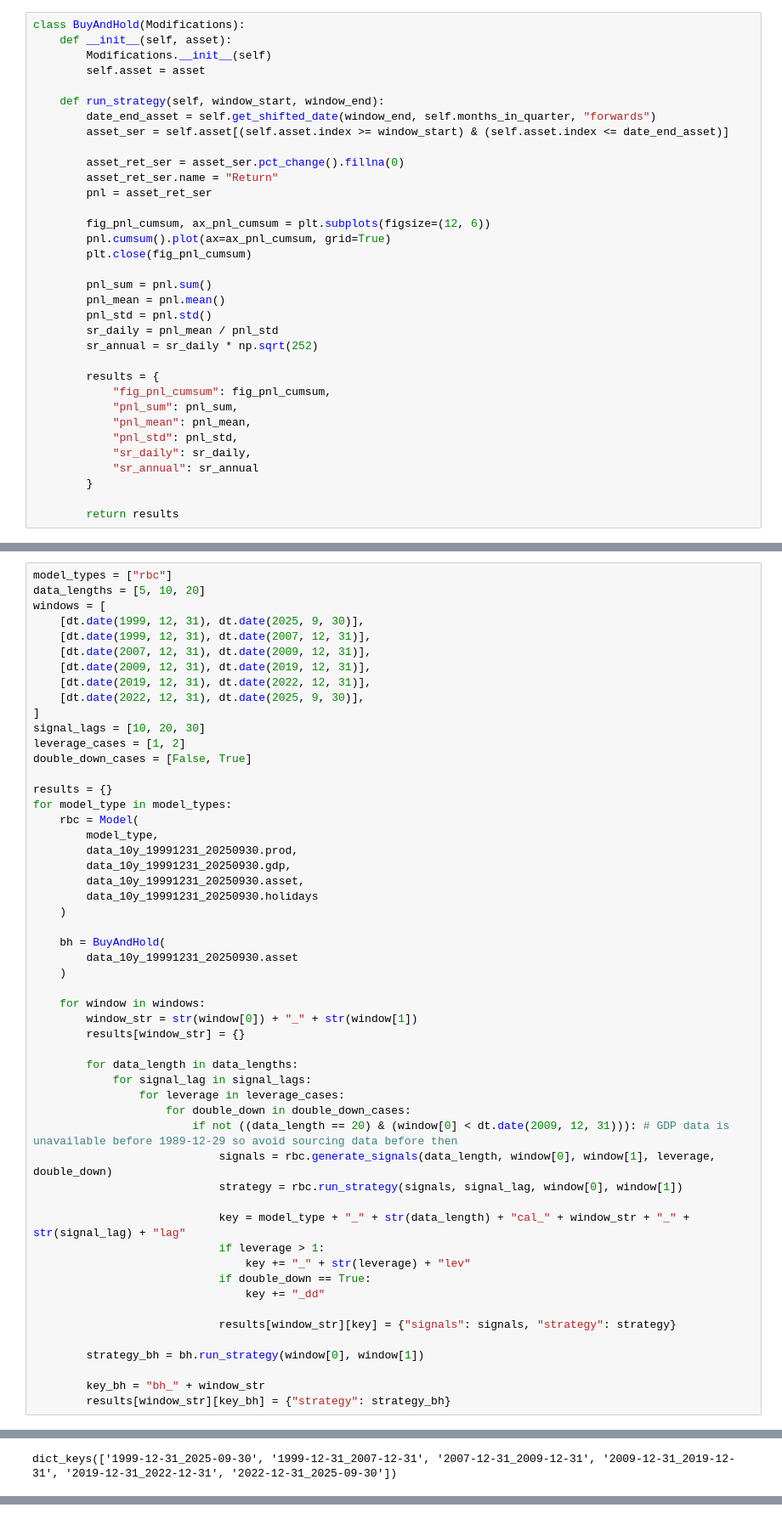
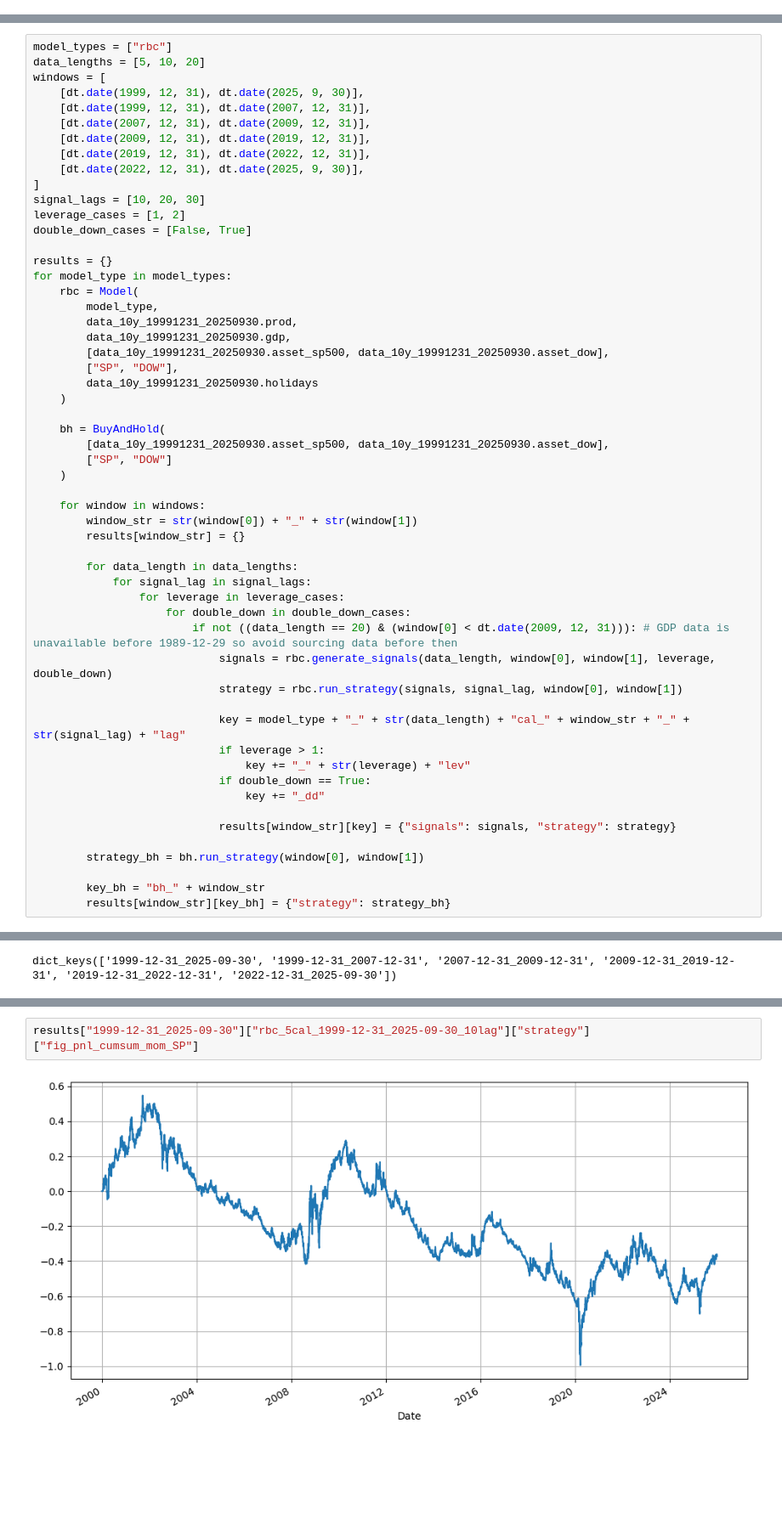
Before and after one commit to afoster28/dsge_trading, a Jupyter notebook: Model/DSGE_Strategy_v4.ipynb, the cells around one changed output, grey strips where cells are left out. Shown at 85% size. Cells and saved outputs as stored; diff of their text form; blank space fills up the shorter version.

```diff
--- a/Model/DSGE_Strategy_v4.ipynb
+++ b/Model/DSGE_Strategy_v4.ipynb
@@ -441,34 +445,0 @@ class Model(Modifications):
-# %%
-class BuyAndHold(Modifications):
-    def __init__(self, asset):
-        Modifications.__init__(self)
-        self.asset = asset
-
-    def run_strategy(self, window_start, window_end):
-        date_end_asset = self.get_shifted_date(window_end, self.months_in_quarter, "forwards")
-        asset_ser = self.asset[(self.asset.index >= window_start) & (self.asset.index <= date_end_asset)]
-
-        asset_ret_ser = asset_ser.pct_change().fillna(0)
-        asset_ret_ser.name = "Return"
-        pnl = asset_ret_ser
-
-        fig_pnl_cumsum, ax_pnl_cumsum = plt.subplots(figsize=(12, 6))
-        pnl.cumsum().plot(ax=ax_pnl_cumsum, grid=True)
-        plt.close(fig_pnl_cumsum)
-
-        pnl_sum = pnl.sum()
-        pnl_mean = pnl.mean()
-        pnl_std = pnl.std()
-        sr_daily = pnl_mean / pnl_std
-        sr_annual = sr_daily * np.sqrt(252)
-
-        results = {
-            "fig_pnl_cumsum": fig_pnl_cumsum,
-            "pnl_sum": pnl_sum,
-            "pnl_mean": pnl_mean,
-            "pnl_std": pnl_std,
-            "sr_daily": sr_daily,
-            "sr_annual": sr_annual
-        }
-
-        return results
@@ -503,12 +513,14 @@ for model_type in model_types:
         model_type,
         data_10y_19991231_20250930.prod,
         data_10y_19991231_20250930.gdp,
-        data_10y_19991231_20250930.asset,
+        [data_10y_19991231_20250930.asset_sp500, data_10y_19991231_20250930.asset_dow],
+        ["SP", "DOW"],
         data_10y_19991231_20250930.holidays
     )
 
     bh = BuyAndHold(
-        data_10y_19991231_20250930.asset
+        [data_10y_19991231_20250930.asset_sp500, data_10y_19991231_20250930.asset_dow],
+        ["SP", "DOW"]
     )
 
     for window in windows:
@@ -698,3 +744,7 @@ main_results_sorted["2022-12-31_2025-09-30"]["pnls_sorted"]
  ['rbc_20cal_2022-12-31_2025-09-30_30lag_2lev_mom', -0.6382310457566633],
  ['rbc_10cal_2022-12-31_2025-09-30_30lag_2lev_dd_mom', -0.7993730437955542],
  ['rbc_20cal_2022-12-31_2025-09-30_30lag_2lev_dd_mom', -0.7993730437955542]]
+# %%
+results["1999-12-31_2025-09-30"]["rbc_5cal_1999-12-31_2025-09-30_10lag"]["strategy"]["fig_pnl_cumsum_mom_SP"]
+# %% [output]
+[figure, added]
```
Also changed, not shown: parts of 11 cells of this notebook, 1 other file.
